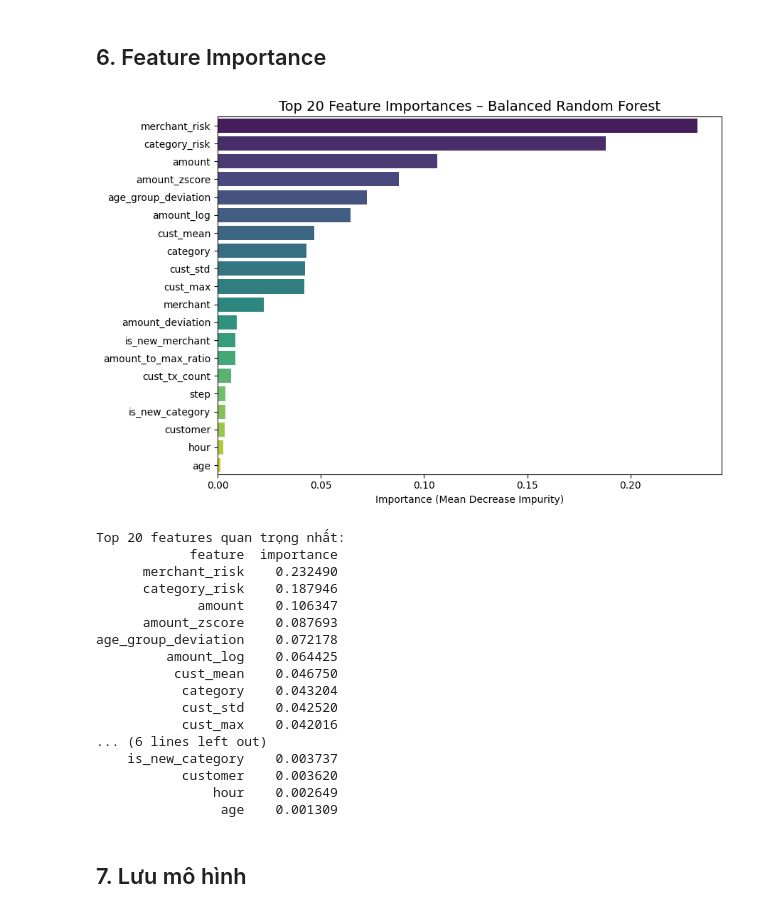
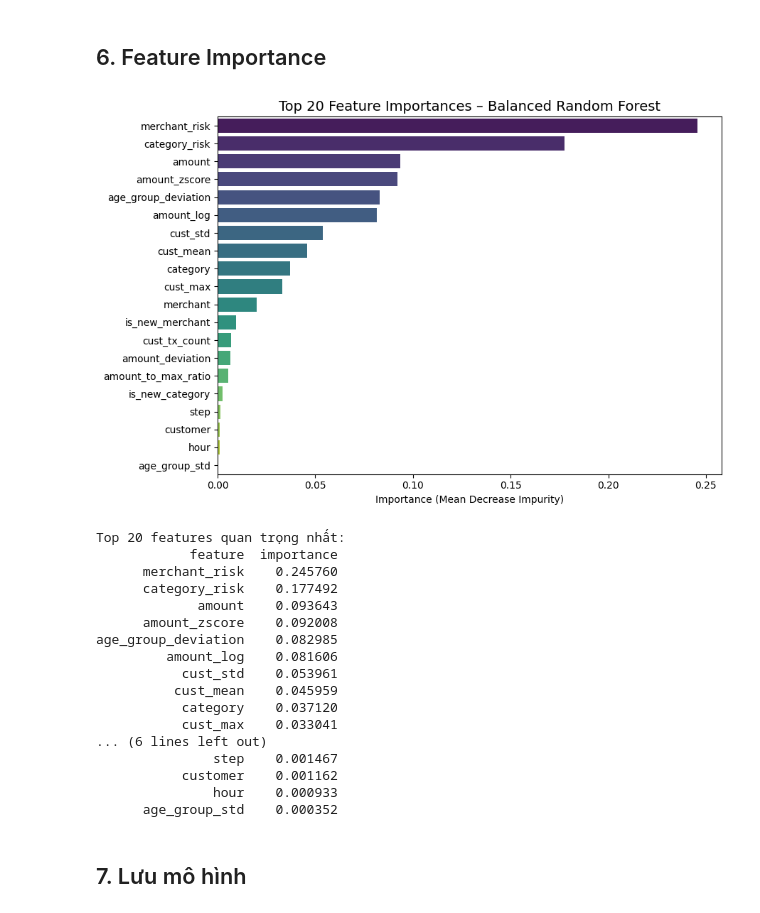
Before and after one commit to Thanh-dev-192006/Credit_Card_-Fraud_-Detection, a Jupyter notebook: notebooks/Feature_engineering/BalancedRandomForestClassifier.ipynb, the cells around one changed output. Drawn from its saved outputs; the diff is of its cells as text; code cells hidden in the pictures.

```diff
--- a/notebooks/Feature_engineering/BalancedRandomForestClassifier.ipynb
+++ b/notebooks/Feature_engineering/BalancedRandomForestClassifier.ipynb
@@ -5,7 +5,8 @@ import pandas as pd
 import numpy as np
 import matplotlib.pyplot as plt
 import seaborn as sns
-
+import optuna
+optuna.logging.set_verbosity(optuna.logging.WARNING)
 # Đánh giá
 from sklearn.metrics import (
     classification_report,
@@ -19,7 +20,7 @@ from sklearn.metrics import (
 )
 
 # Đường dẫn đến thư mục chứa dữ liệu đã xử lý
-DATA_PATH = r"C:/Users/Tien Cong/OneDrive - National Economics University/Statistical learning (ML)/data/processed"
+DATA_PATH = r"D:/AI66A_group_10_Topic_7/src/data/processed"
 # %%
 def load_data(path):
     X_train = joblib.load(os.path.join(path, 'X_train.pkl'))
@@ -77,0 +130,23 @@ Huấn luyện hoàn tất!
+# %%
+
+def brf_objective(trial):
+    params = {
+        "n_estimators":     trial.suggest_int("n_estimators", 200, 2000),
+        "max_depth":        trial.suggest_int("max_depth", 3, 12),
+        "min_samples_leaf": trial.suggest_int("min_samples_leaf", 1, 10),
+        "min_samples_split":trial.suggest_int("min_samples_split", 2, 10),
+        "max_features":     trial.suggest_categorical("max_features", ["sqrt", "log2"]),
+        "random_state": 42,
+        "n_jobs": -1,
+
+    }
+    model = BalancedRandomForestClassifier(**params)
+    model.fit(X_train, y_train)
+    probs = model.predict_proba(X_val)[:, 1]
+    return average_precision_score(y_val, probs)
+
+brf_study = optuna.create_study(direction="maximize", study_name="BalancedRandomForest-PRAUC")
+brf_study.optimize(brf_objective, n_trials=50, show_progress_bar=True)
+
+print(f"\nBalancedRandomForest best PR-AUC (val): {brf_study.best_value:.4f}")
+print("Best params:", brf_study.best_params)
@@ -80,8 +158,12 @@ Huấn luyện hoàn tất!
 # %%
-# Dự đoán nhãn và xác suất
-y_pred = brf.predict(X_test)
-y_prob = brf.predict_proba(X_test)[:, 1]  # Xác suất của lớp dương (1)
+# --- Retrain BalancedRandomForest ---
+brf_best = BalancedRandomForestClassifier(
+    **brf_study.best_params,
+    random_state=42,
+    n_jobs=-1,
+    bootstrap=True,
 
-print(f"Số mẫu dự đoán là lớp 1 (positive): {y_pred.sum()}")
-print(f"Số mẫu thực tế là lớp 1 (positive): {y_test.sum()}")
+)
+brf_best.fit(X_train, y_train)
+print("BalancedRandomForest retrained with best params.")
 # %% [output]
@@ -182,45 +301,45 @@ plt.show()
 # %%
 # Lấy feature importance và sắp xếp giảm dần
 importance_df = pd.DataFrame({
     'feature':   feature_cols,
-    'importance': brf.feature_importances_
+    'importance': brf_best.feature_importances_
 }).sort_values('importance', ascending=False).reset_index(drop=True)
 
 top_n = 20
 top_df = importance_df.head(top_n)
 
 fig, ax = plt.subplots(figsize=(9, 6))
 sns.barplot(
     data=top_df, x='importance', y='feature',
     hue='feature', palette='viridis', legend=False, ax=ax
 )
 ax.set_title(f'Top {top_n} Feature Importances – Balanced Random Forest', fontsize=14)
 ax.set_xlabel('Importance (Mean Decrease Impurity)')
 ax.set_ylabel('')
 plt.tight_layout()
 plt.show()
 
 print(f"\nTop {top_n} features quan trọng nhất:")
 print(top_df.to_string(index=False))
 # %% [output]
-[figure, old version]
+[figure, new version]
 Top 20 features quan trọng nhất:
             feature  importance
-      merchant_risk    0.232490
-      category_risk    0.187946
-             amount    0.106347
-      amount_zscore    0.087693
-age_group_deviation    0.072178
-         amount_log    0.064425
-          cust_mean    0.046750
-           category    0.043204
-           cust_std    0.042520
-           cust_max    0.042016
+      merchant_risk    0.245760
+      category_risk    0.177492
+             amount    0.093643
+      amount_zscore    0.092008
+age_group_deviation    0.082985
+         amount_log    0.081606
+           cust_std    0.053961
+          cust_mean    0.045959
+           category    0.037120
+           cust_max    0.033041
 ... (6 lines left out)
-    is_new_category    0.003737
-           customer    0.003620
-               hour    0.002649
-                age    0.001309
+               step    0.001467
+           customer    0.001162
+               hour    0.000933
+      age_group_std    0.000352
 # %% [markdown]
 ## 7. Lưu mô hình
 # %%
```
Also changed, not shown: parts of 16 cells of this notebook, 4 other files.
